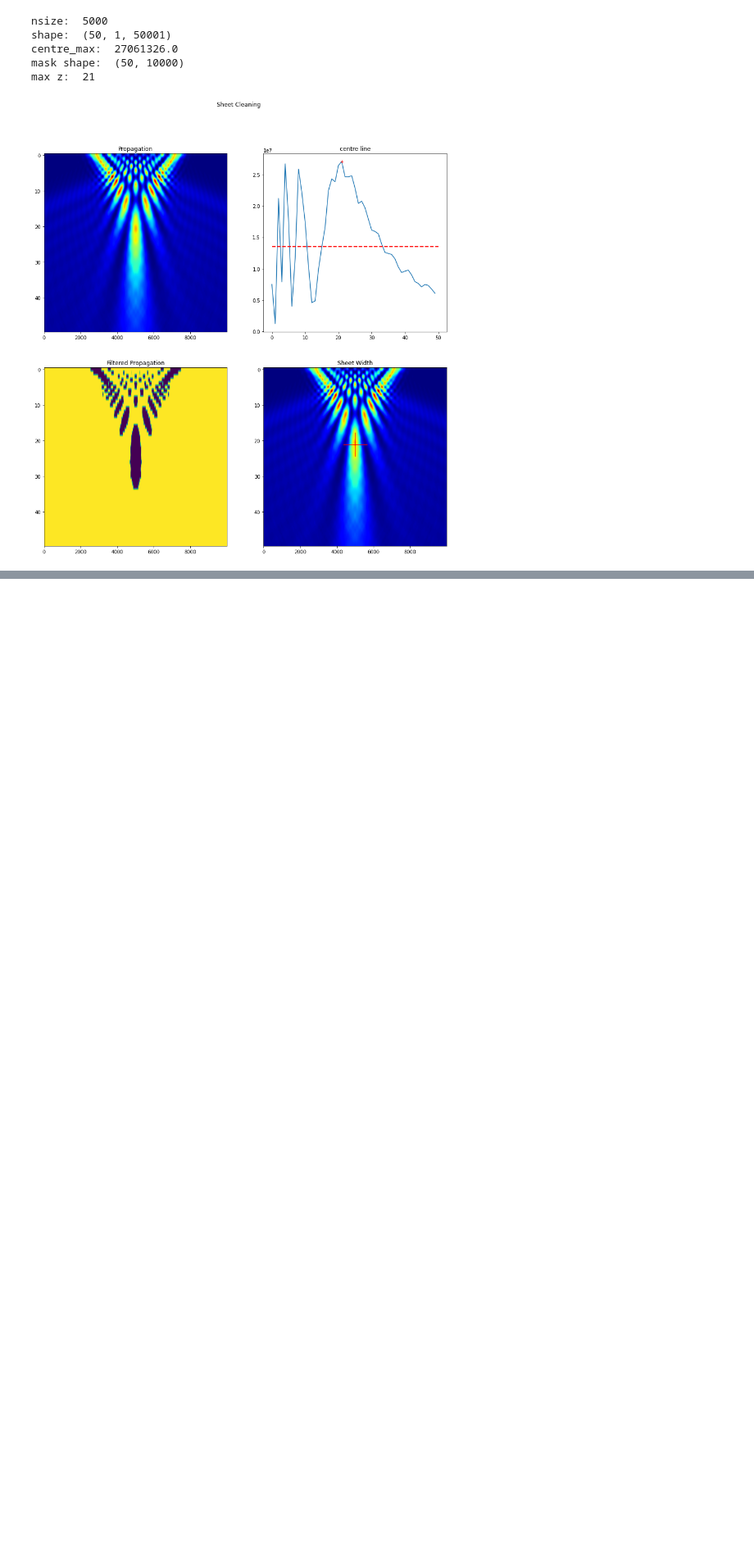
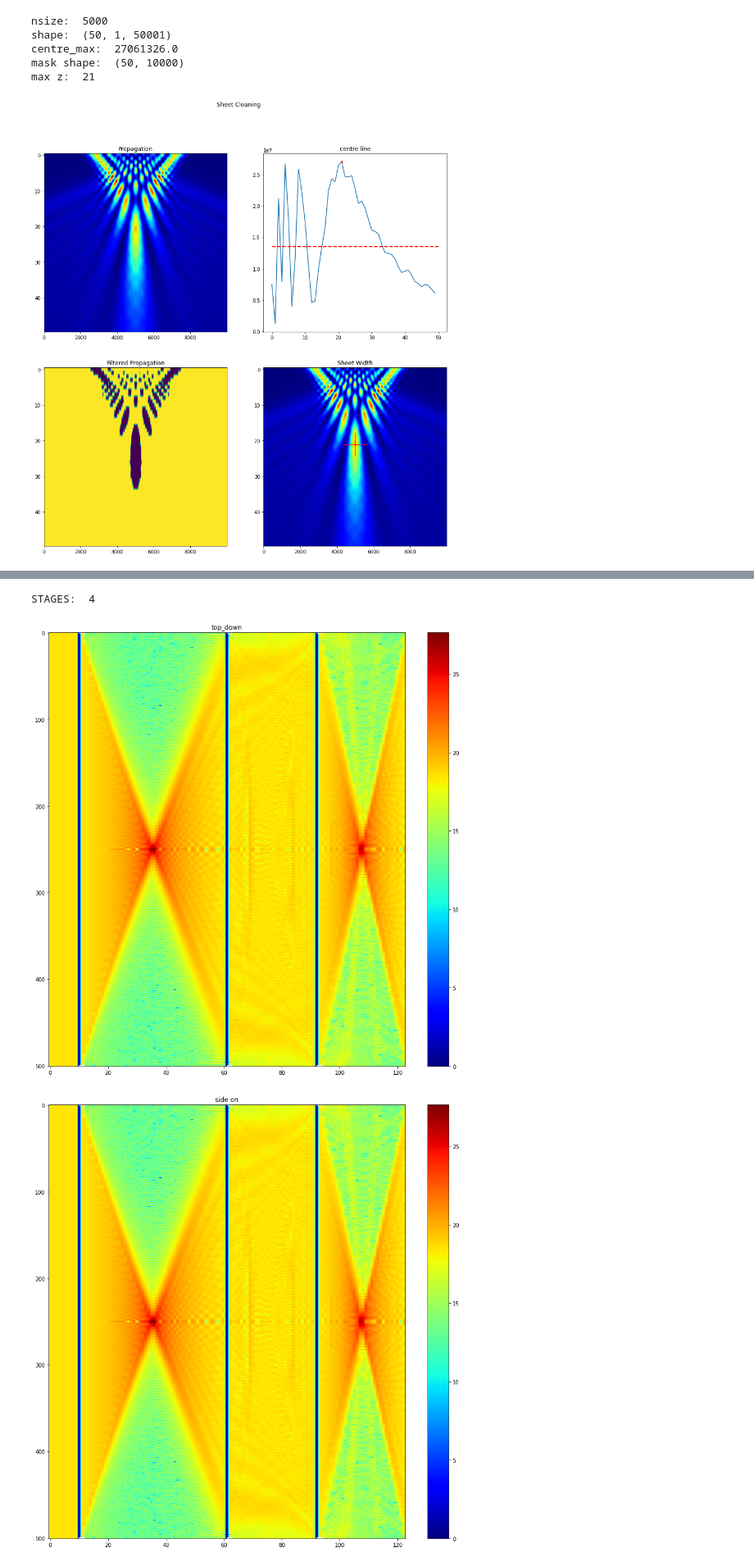
Before and after one commit to DeMarcoLab/juno, a Jupyter notebook: src/lens_simulation/notebook.ipynb, the cells around one changed output, grey strips where cells are left out. Shown at 82% size. Drawn from its saved outputs; the diff is of its cells as text; code cells hidden in the pictures; blank space fills up the shorter version.

```diff
--- a/src/lens_simulation/notebook.ipynb
+++ b/src/lens_simulation/notebook.ipynb
@@ -403,0 +470,6 @@ max z:  21
+# %%
+plot_full_sim(r"C:\Users\pcle0002\Documents\repos\lens_simulation\src\lens_simulation\log\safely-nice-cobra\true-crow")
+# %% [output]
+STAGES:  4
+[figure, added]
+[figure, added]
```
Also changed, not shown: parts of 2 cells of this notebook, 3 other files.
